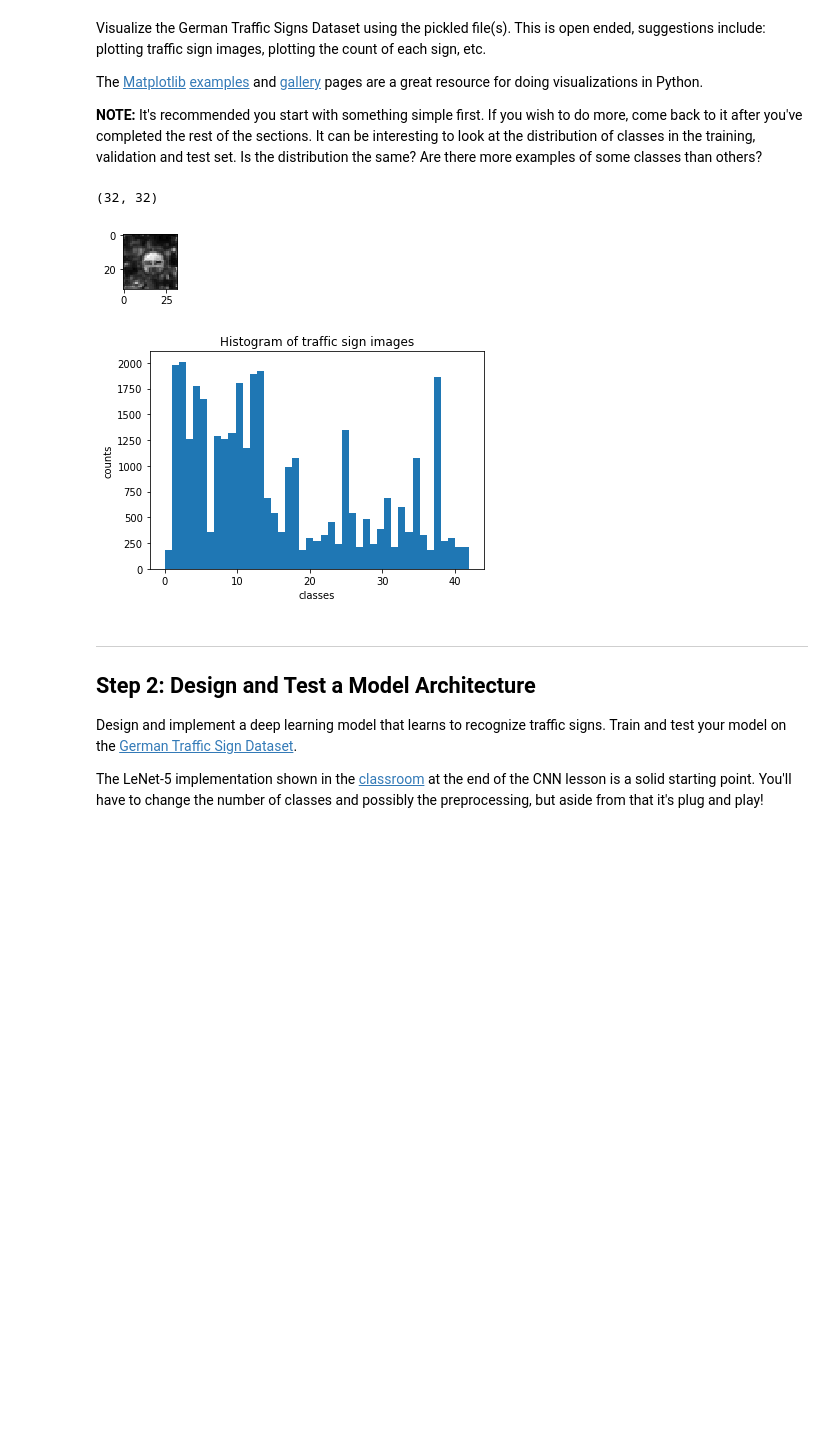
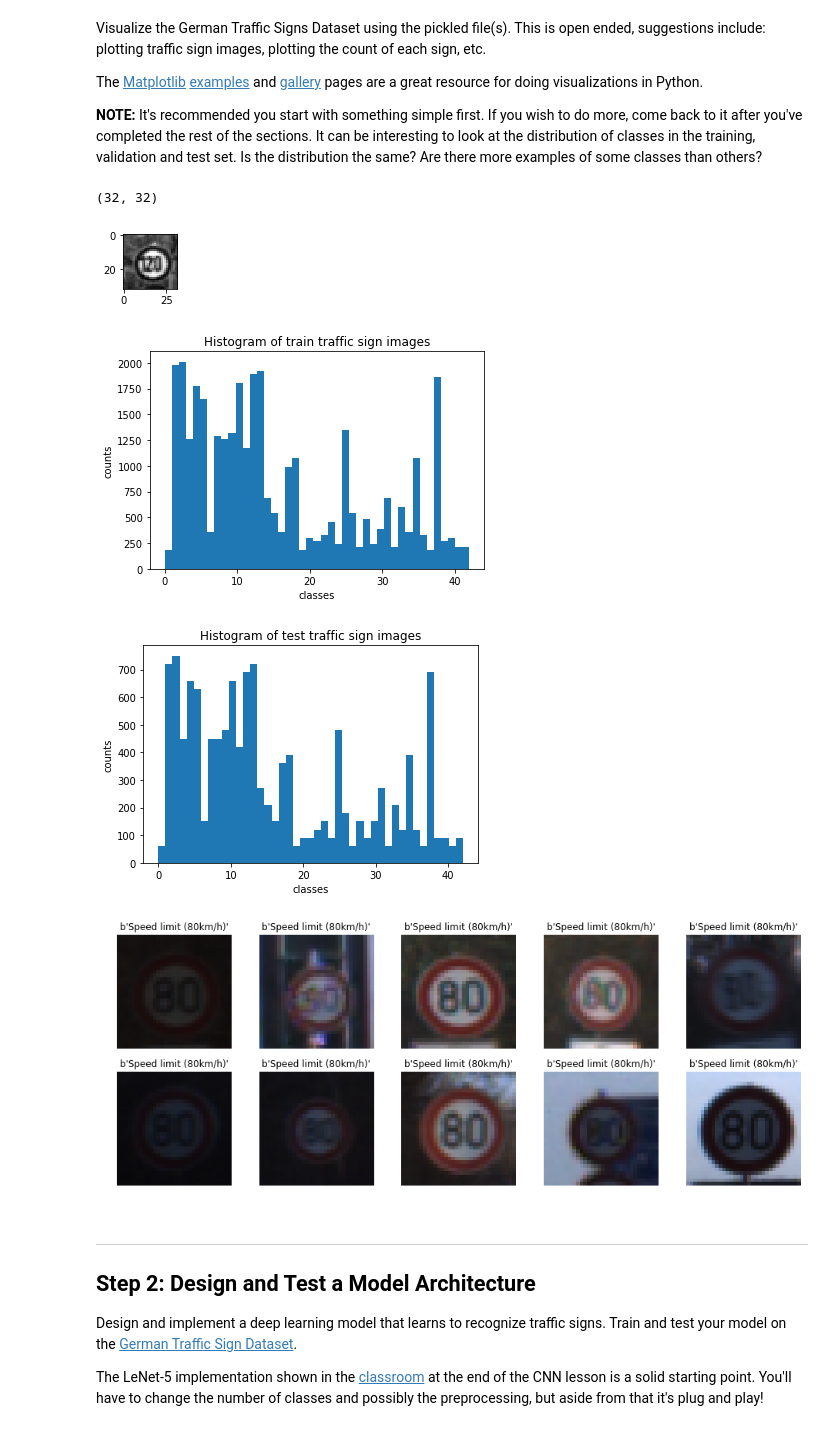
Before and after one commit to alaxwang/CarND-Traffic-Sign-Classifier-Project, a Jupyter notebook: Traffic_Sign_Classifier.ipynb, the cells around one changed output. Cells and saved outputs as stored; diff of their text form; code cells hidden in the pictures; blank space fills up the shorter version.

```diff
--- a/Traffic_Sign_Classifier.ipynb
+++ b/Traffic_Sign_Classifier.ipynb
@@ -131,43 +137,55 @@ ind = np.arange(n_classes)
 n, bins, patches = ax.hist(y_train, n_classes)
 ax.set_xlabel('classes')
 ax.set_ylabel('counts')
-ax.set_title(r'Histogram of traffic sign images')
+ax.set_title(r'Histogram of train traffic sign images')
 #p1 = ax.bar(ind,0,width,color='r',bottom=0,yerr=0)
+plt.show()
+
+fig, ax = plt.subplots()
+ind = np.arange(n_classes)
+n, bins, patches = ax.hist(y_test, n_classes)
+ax.set_xlabel('classes')
+ax.set_ylabel('counts')
+ax.set_title(r'Histogram of test traffic sign images')
 plt.show()
 
 #
 my_data = genfromtxt('signnames.csv', delimiter=',' , dtype=None)
 label_to_str = {}
 for i in range(len(my_data)):
     if i == 0:
         continue
     label_to_str[int(my_data[i][0])] = str(my_data[i][1])
 
 def ShowPicColor():
     #plt.imshow(X[0], cmap='gray')
     fig, axs = plt.subplots(2,5, figsize=(16, 6))
     axs = axs.ravel()
     for i in range(10):
         index = random.randint(0, len(X_train))
+       # while y_train[index] != 5:
+       #     index = random.randint(0, len(X_train))
         image = X_train[index]
         axs[i].imshow(image)
         axs[i].axis('off')
         axs[i].set_title(label_to_str[y_train[index]])
 
 def ShowPicAllGray(X):
     #plt.imshow(X[0], cmap='gray')
     fig, axs = plt.subplots(1,5, figsize=(16, 6))
     axs = axs.ravel()
     for i in range(len(X)):
         image = X[i]
         axs[i].imshow(image.reshape(32,32), plt.cm.gray)
         axs[i].axis('off')
         #axs[i].set_title(label_to_str[y_train[index]])
-#ShowPicColor()
+ShowPicColor()
 # %% [output]
 (32, 32)
-[figure, old version]
+[figure, new version]
-[figure, old version]
+[figure, new version]
+[figure, added]
+[figure, added]
 # %% [markdown]
 ----
 
```
Also changed, not shown: parts of 8 cells of this notebook, 1 other file.
